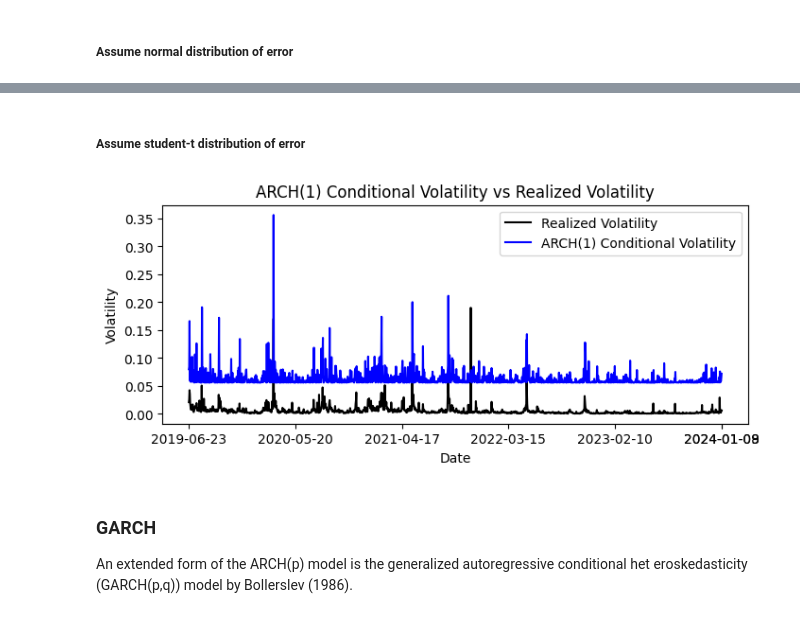
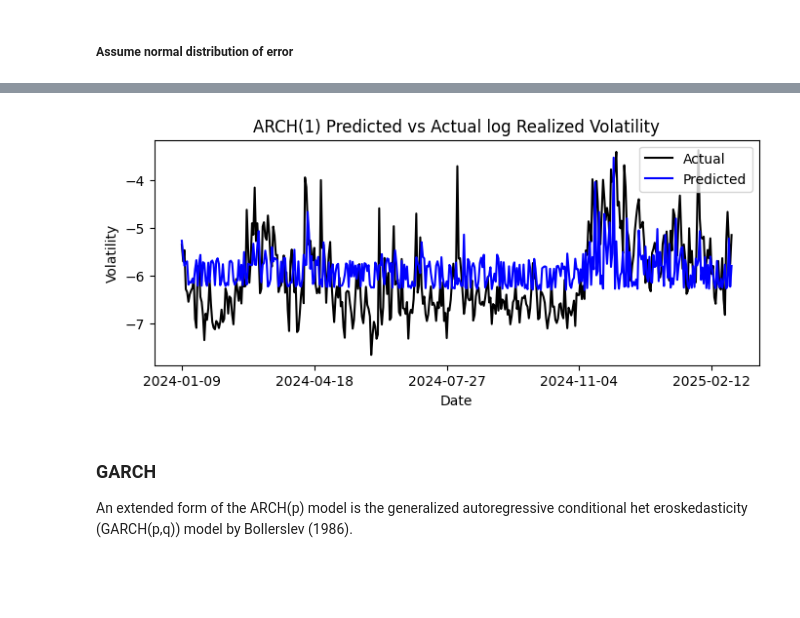
Before and after one commit to kiwi-lemongrass/DSE4101_Individual-Project, a Jupyter notebook: src/GARCH.ipynb, the cells around one changed output, grey strips where cells are left out. Saved outputs shown, nothing was run; the diff lists cells and outputs as text; code cells hidden in the pictures; blank space fills up the shorter version.

Commit message:
update GARCH

```diff
--- a/src/GARCH.ipynb
+++ b/src/GARCH.ipynb
@@ -46,3 +90,28 @@ plt.show()
+# %%
+def get_pred(p, o, q, h):
+
+    pred = []
+
+    r_train, r_test = dfs[h]['r_train'], dfs[h]['r_test']
+
+    for i in range(len(r_test)):
+        log_returns = pd.concat([r_train, r_test[:i]])
+        forecast = predict(log_returns, p, o, q, h)
+        pred.append(np.log(forecast))
+    pred = pd.DataFrame(pred, index = r_test.index, columns=['Predicted'])
+    return pred
+# %%
+def plot_pred(pred, h, model):
+    actual = dfs[h]['lnRV_test']
+    plt.figure(figsize=(8, 3))
+    plt.plot(actual, color='black', label='Actual')
+    plt.plot(pred, color='blue', label='Predicted')
+    plt.xticks(actual.index[::100])
+    plt.xlabel('Date')
+    plt.ylabel('Volatility')
+    plt.title(''f'{model} Predicted vs Actual log Realized Volatility')
+    plt.legend()
+    plt.savefig(''f'../res/{h}D/{model}_Actual_vs_Predicted.png')
 # %% [markdown]
 ### ARCH Framework
 # %% [markdown]
@@ -93,10 +132,9 @@ plot_garch_fit(arch_1_fit, 'ARCH(1)')
-# %% [markdown]
-##### Assume student-t distribution of error
-# %%
-arch_1_fit = get_garch_fit(1, 0, 0, 'StudentsT')
-plot_garch_fit(arch_1_fit, 'ARCH(1)')
-# %% [output]
-[figure, removed]
+# %%
+df_pred_1D = get_pred(1, 0, 0, 1)
+df_pred_1D.to_csv('../res/1D/ARCH(1).csv', index=False)
+plot_pred(df_pred_1D, 1, 'ARCH(1)')
+# %% [output]
+[figure, added]
 # %% [markdown]
 ### GARCH
 
```
Also changed, not shown: parts of 17 cells of this notebook, 18 other files.
